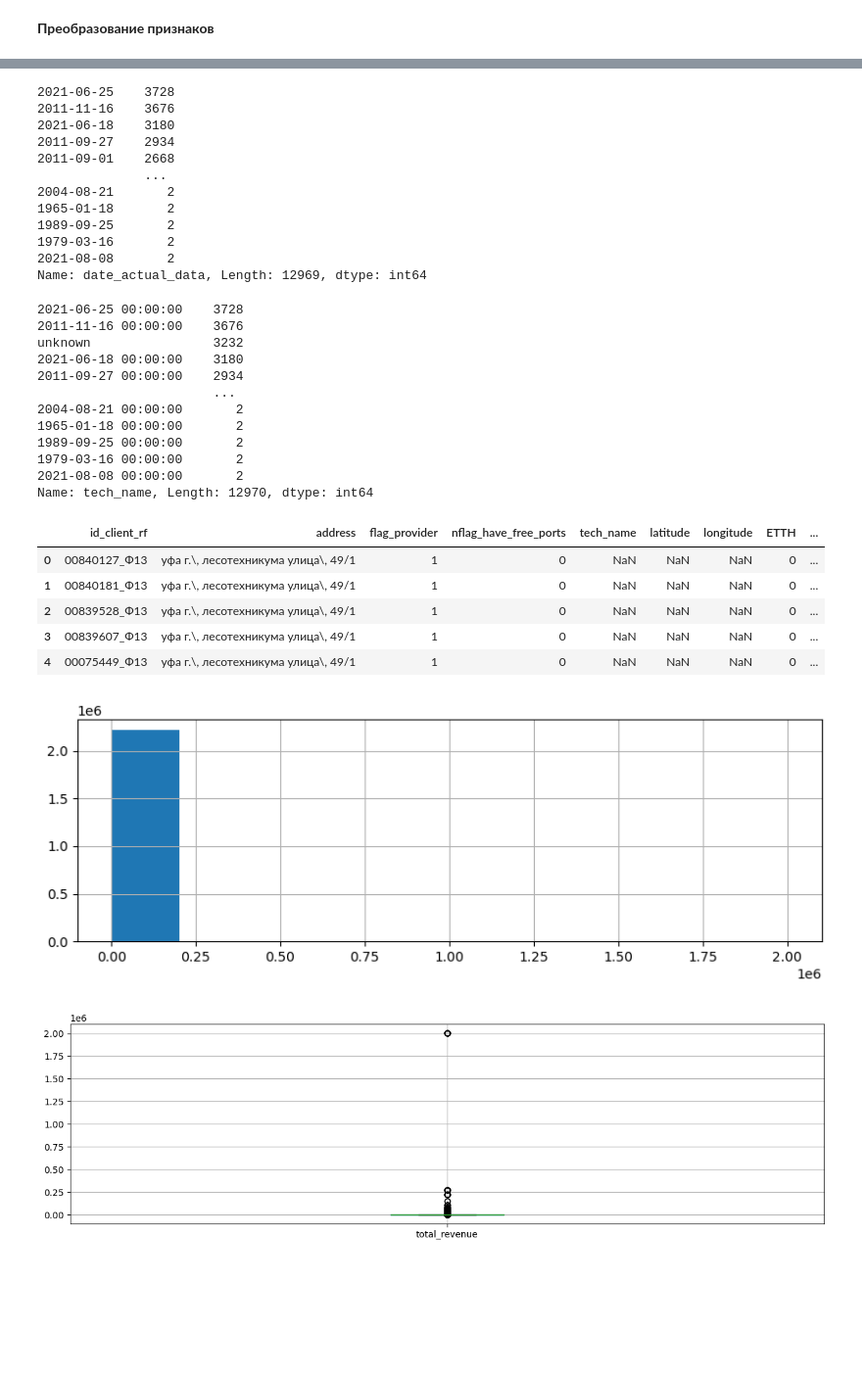
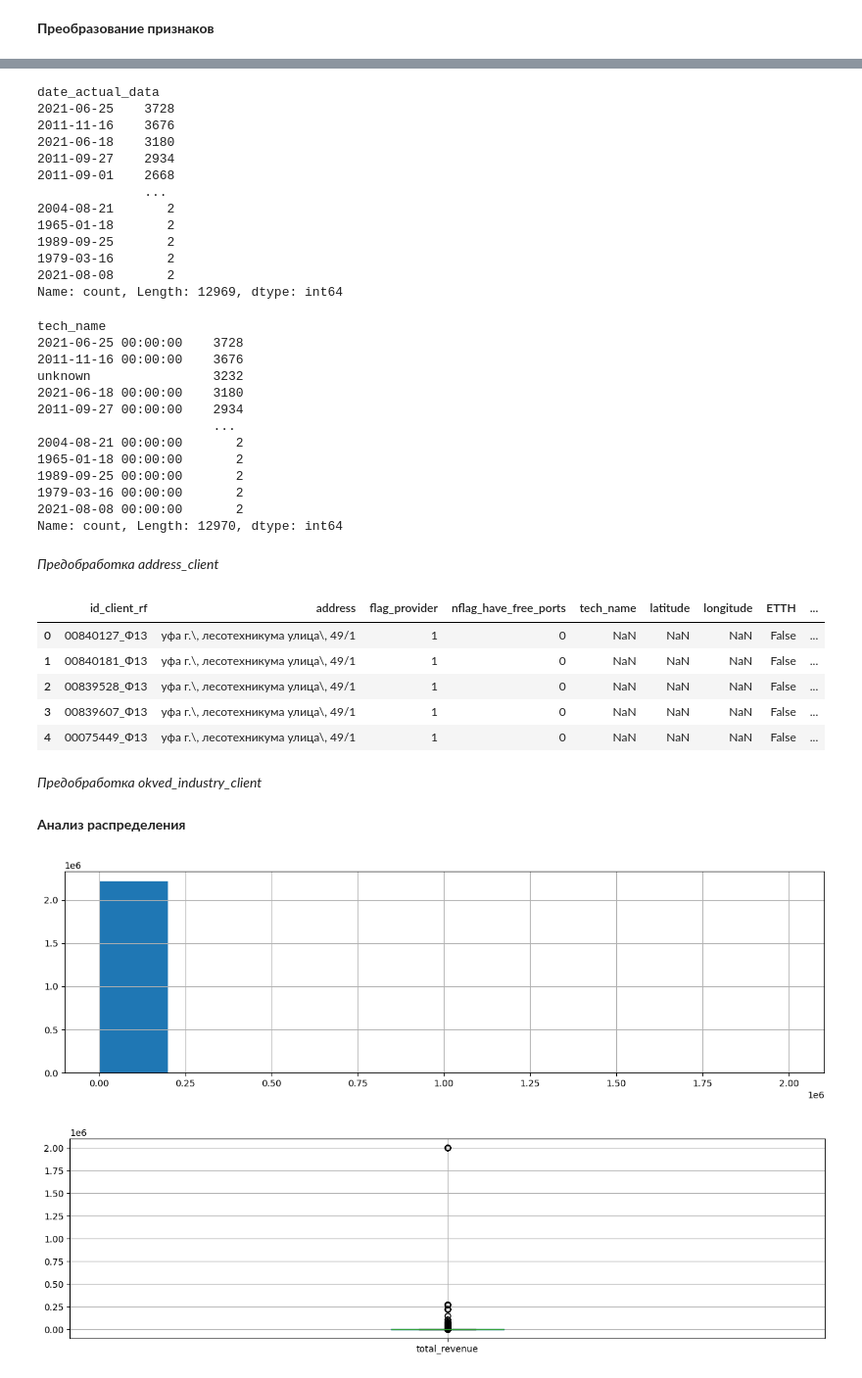
Before and after one commit to abakhmetev/Hackathon_RTK, a Jupyter notebook: Hakaton_Anna.ipynb, the cells around one changed output, grey strips where cells are left out. Shown: that part at 98% size. Saved outputs shown, nothing was run; the diff lists cells and outputs as text; code cells hidden in the pictures; blank space fills up the shorter version.

```diff
--- a/Hakaton_Anna.ipynb
+++ b/Hakaton_Anna.ipynb
@@ -154,24 +156,25 @@ from sklearn.decomposition import PCA
 # %% [markdown]
 **Загрузка датасетов и общая информация по ним**
 # %%
-address_client = pd.read_csv(r'C:\Users\Anna\OneDrive\Рабочий стол\Данные хакатон\address_client.csv',
+# Чтение файлов
+address_client = pd.read_csv(r'C:\WORK\STUDY\GIT\Данные для хакатона\address_client.csv', # WORK\STUDY\GIT\Данные для хакатона, Users\Anna\OneDrive\Рабочий стол\Данные хакатон
                              encoding = "utf-8", on_bad_lines='skip',
                              names=['id_client_rf', 'address', 'flag_provider', 'nflag_have_free_ports',
                                     'tech_name', 'latitude', 'longitude'])
 
-base_info_client = pd.read_csv(r'C:\Users\Anna\OneDrive\Рабочий стол\Данные хакатон\base_info_client.csv',
+base_info_client = pd.read_csv(r'C:\WORK\STUDY\GIT\Данные для хакатона\base_info_client.csv',
                                encoding = "utf-8", names=['id_client_rf', 'name_rf', 'id_client',
                                                           'workersrange', 'total_revenue', 'companywithsameinfo',
                                                           'arbitrationcases', 'datefirstreg', 'flag_site',
                                                           'flag_business_center', 'flag_resident', 'date_actual_data',
                                                           'flag_vk'], parse_dates=['datefirstreg','date_actual_data'])
 
-final_list = pd.read_csv(r'C:\Users\Anna\OneDrive\Рабочий стол\Данные хакатон\final_list.csv',
+final_list = pd.read_csv(r'C:\WORK\STUDY\GIT\Данные для хакатона\final_list.csv',
                          encoding = "utf-8", names=['id_client_rf'])
 
-okved_industry_client = pd.read_csv(r'C:\Users\Anna\OneDrive\Рабочий стол\Данные хакатон\okved_industry_client.csv',
+okved_industry_client = pd.read_csv(r'C:\WORK\STUDY\GIT\Данные для хакатона\okved_industry_client.csv',
                                     encoding = "utf-8", names = ['id_client_rf', 'Code_okved', 'Name_okved',
                                                                  'Type_okved', 'Industry'])
-sales = pd.read_excel(r'C:\Users\Anna\OneDrive\Рабочий стол\Данные хакатон\sales.xlsx',
+sales = pd.read_excel(r'C:\WORK\STUDY\GIT\Данные для хакатона\sales.xlsx',
                       names = ['month_sale', 'day_sale', 'id_client_rf', 'sale_size'])
 # %%
@@ -257,13 +263,6 @@ base_info_client.head()
 | 2 | 1631377 | Ф09 | 01631377_Ф09 | NaN | 0 | 1.0 | NaN | ... |
 | 3 | 1631387 | Ф09 | 01631387_Ф09 | NaN | 0 | 1.0 | NaN | ... |
 | 4 | 1631409 | Ф09 | 01631409_Ф09 | NaN | 0 | 1.0 | NaN | ... |
-# %%
-# Смотрим в каком формате хранятся записи workersrange. Нужно будет оставить только правую часть.
-# base_info_client[base_info_client['workersrange'].notnull()==True]
-# Переводим workersrange в числовой формат по правой цифре.
-base_info_client['workersrange'] = base_info_client['workersrange'].str.replace('(.* \.\. )|(.*\.\.)','', regex=True).dropna().astype(int)
-# Переводим id_client_rf в такой же формат, как и в других таблицах
-base_info_client['id_client_rf'] = base_info_client['id_client_rf'].astype(str)+'_'+base_info_client['name_rf'].astype(str)
 # %%
 # 3. final_list
 final_list.head()
@@ -457,6 +492,7 @@ Name: arbitrationcases, Length: 575, dtype: int64
 base_info_client['date_actual_data'] = base_info_client['date_actual_data'].fillna(value=base_info_client['datefirstreg'])
 base_info_client['date_actual_data'].value_counts()
 # %% [output]
+date_actual_data
 2021-06-25    3728
 2011-11-16    3676
 2021-06-18    3180
@@ -468,12 +504,13 @@ base_info_client['date_actual_data'].value_counts()
 1989-09-25       2
 1979-03-16       2
 2021-08-08       2
-Name: date_actual_data, Length: 12969, dtype: int64
+Name: count, Length: 12969, dtype: int64
 # %%
 #преобразование tech_name
 base_info_client['tech_name'] = base_info_client['date_actual_data'].fillna(value='unknown')
 base_info_client['tech_name'].value_counts()
 # %% [output]
+tech_name
 2021-06-25 00:00:00    3728
 2011-11-16 00:00:00    3676
 unknown                3232
@@ -485,8 +522,11 @@ unknown                3232
 1989-09-25 00:00:00       2
 1979-03-16 00:00:00       2
 2021-08-08 00:00:00       2
-Name: tech_name, Length: 12970, dtype: int64
+Name: count, Length: 12970, dtype: int64
+# %% [markdown]
+*Предобработка address_client*
 # %%
+# Раскладываем технологии из столбца tech_name на отдельные столбцы
 tech_dummies = pd.get_dummies(address_client['tech_name'].str.split(', ', expand=True), dummy_na=True)
 tech_dummies.columns = tech_dummies.columns.map(lambda x: x.replace('\\', '').split('_')[-1])
 tech_dummies = tech_dummies.groupby(lambda x: x, axis=1).max()
@@ -494,9 +534,11 @@ address_client = pd.concat([address_client, tech_dummies], axis=1)
 address_client.head()
 # %% [output]
 |  | id_client_rf | address | flag_provider | nflag_have_free_ports | tech_name | latitude | longitude | ETTH | ... |
-| 0 | 00840127_Ф13 | уфа г.\, лесотехникума улица\, 49/1 | 1 | 0 | NaN | NaN | NaN | 0 | ... |
-| 1 | 00840181_Ф13 | уфа г.\, лесотехникума улица\, 49/1 | 1 | 0 | NaN | NaN | NaN | 0 | ... |
-| 2 | 00839528_Ф13 | уфа г.\, лесотехникума улица\, 49/1 | 1 | 0 | NaN | NaN | NaN | 0 | ... |
-| 3 | 00839607_Ф13 | уфа г.\, лесотехникума улица\, 49/1 | 1 | 0 | NaN | NaN | NaN | 0 | ... |
-| 4 | 00075449_Ф13 | уфа г.\, лесотехникума улица\, 49/1 | 1 | 0 | NaN | NaN | NaN | 0 | ... |
+| 0 | 00840127_Ф13 | уфа г.\, лесотехникума улица\, 49/1 | 1 | 0 | NaN | NaN | NaN | False | ... |
+| 1 | 00840181_Ф13 | уфа г.\, лесотехникума улица\, 49/1 | 1 | 0 | NaN | NaN | NaN | False | ... |
+| 2 | 00839528_Ф13 | уфа г.\, лесотехникума улица\, 49/1 | 1 | 0 | NaN | NaN | NaN | False | ... |
+| 3 | 00839607_Ф13 | уфа г.\, лесотехникума улица\, 49/1 | 1 | 0 | NaN | NaN | NaN | False | ... |
+| 4 | 00075449_Ф13 | уфа г.\, лесотехникума улица\, 49/1 | 1 | 0 | NaN | NaN | NaN | False | ... |
+# %% [markdown]
+*Предобработка okved_industry_client*
 # %%
@@ -510,8 +551,10 @@ okved = okved_industry_client[okved_industry_client['Type_okved'] == 1]
+# %% [markdown]
+**Анализ распределения**
 # %%
 #убираем выбросы по total_revenue
-base_info_client['total_revenue'].hist(figsize=(10, 3));
+base_info_client['total_revenue'].hist(figsize=(15, 4));
 # %% [output]
-[figure, old version]
+[figure, new version]
 # %%
 plt.figure(figsize=(15, 4))
 base_info_client.boxplot('total_revenue')
```
Also changed, not shown: parts of 39 cells of this notebook, 3 other files.
